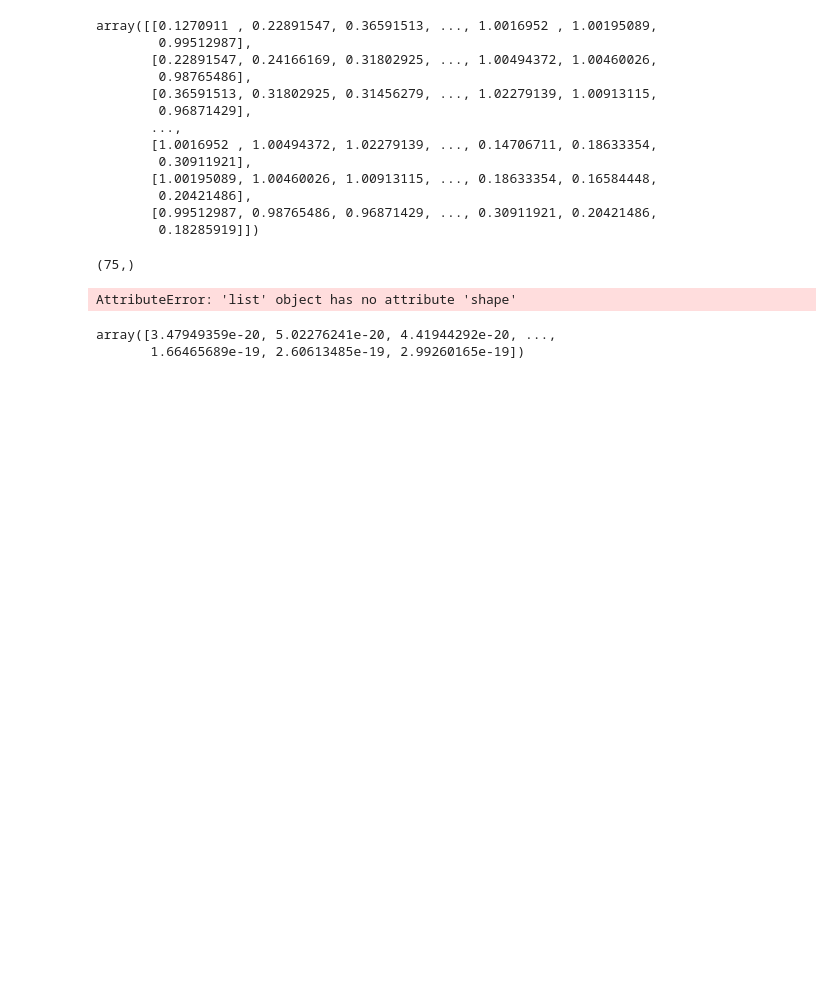
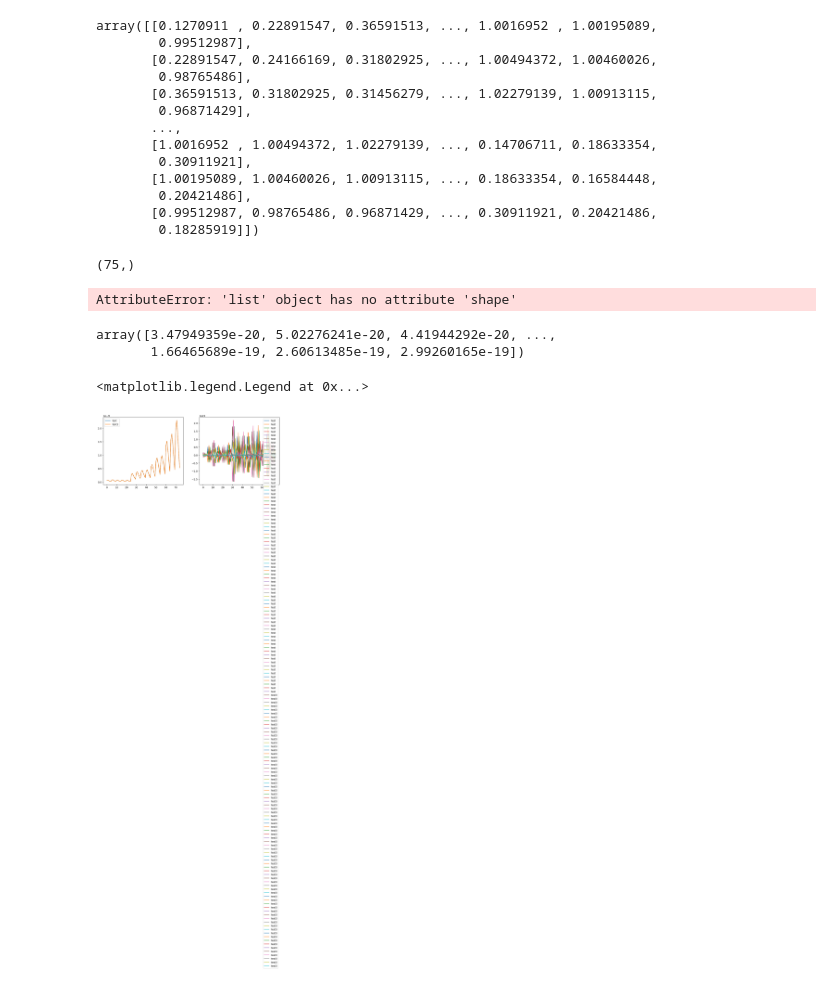
Before and after one commit to steventanady/steven_thesis, a Jupyter notebook: thesis_config/config/tester/cov.ipynb, the cells around one changed output. Saved outputs shown, nothing was run; the diff lists cells and outputs as text; code cells hidden in the pictures; blank space fills up the shorter version.

```diff
--- a/thesis_config/config/tester/cov.ipynb
+++ b/thesis_config/config/tester/cov.ipynb
@@ -157,3 +157,22 @@ cov_me_1d
 # %% [output]
 array([3.47949359e-20, 5.02276241e-20, 4.41944292e-20, ...,
        1.66465689e-19, 2.60613485e-19, 2.99260165e-19])
+# %%
+cov_test = np.loadtxt("cov_theta_test.txt")
+En_test = np.loadtxt("data-theory_test.txt", skiprows=1)[:,0]
+cov_test3 = np.loadtxt("cov_theta_test3.txt")
+En_test3 = np.loadtxt("data-theory_test3.txt", skiprows=1)[:,0]
+
+plt.figure(figsize=(13,5))
+plt.subplot(1,2,1)
+plt.plot(En_test, label="test")
+plt.plot(En_test3, label="test3")
+plt.legend()
+
+plt.subplot(1,2,2)
+plt.plot(cov_test,label="test")
+plt.plot(cov_test3,label="test3")
+plt.legend()
+# %% [output]
+<matplotlib.legend.Legend at 0x...>
+[figure, added]
```
Also changed, not shown: 16 other files.
